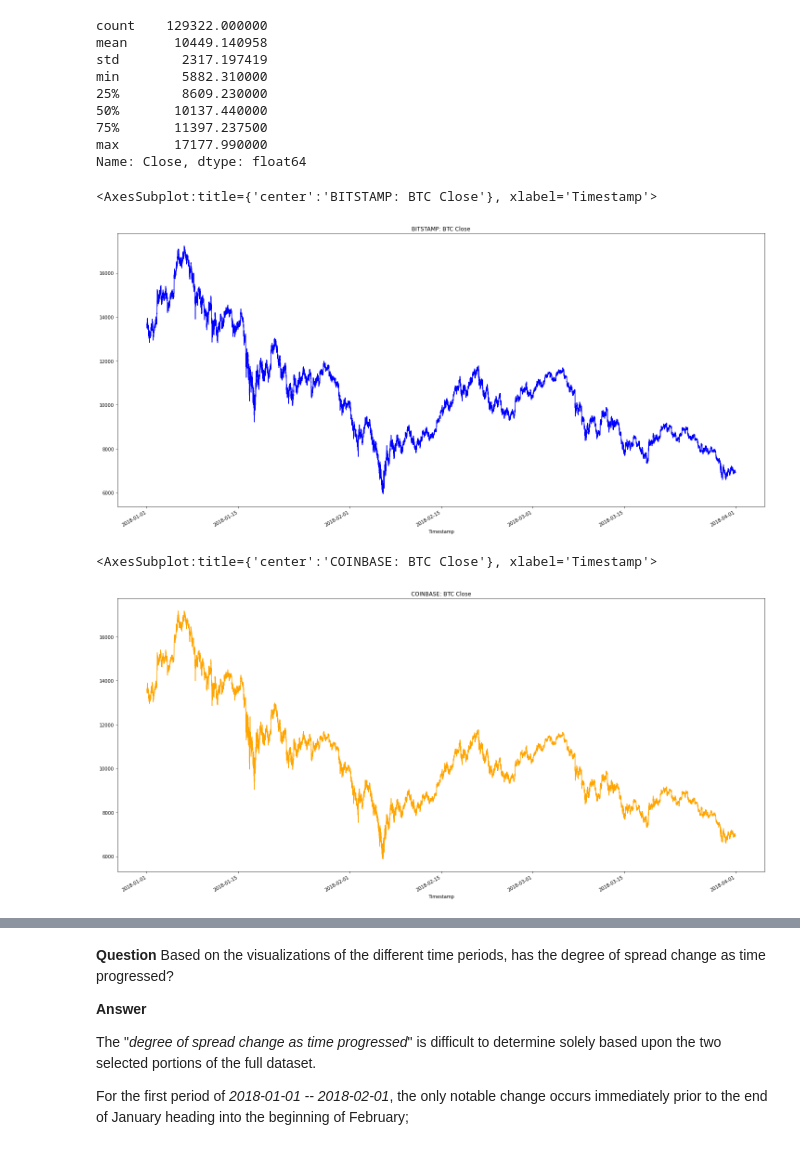
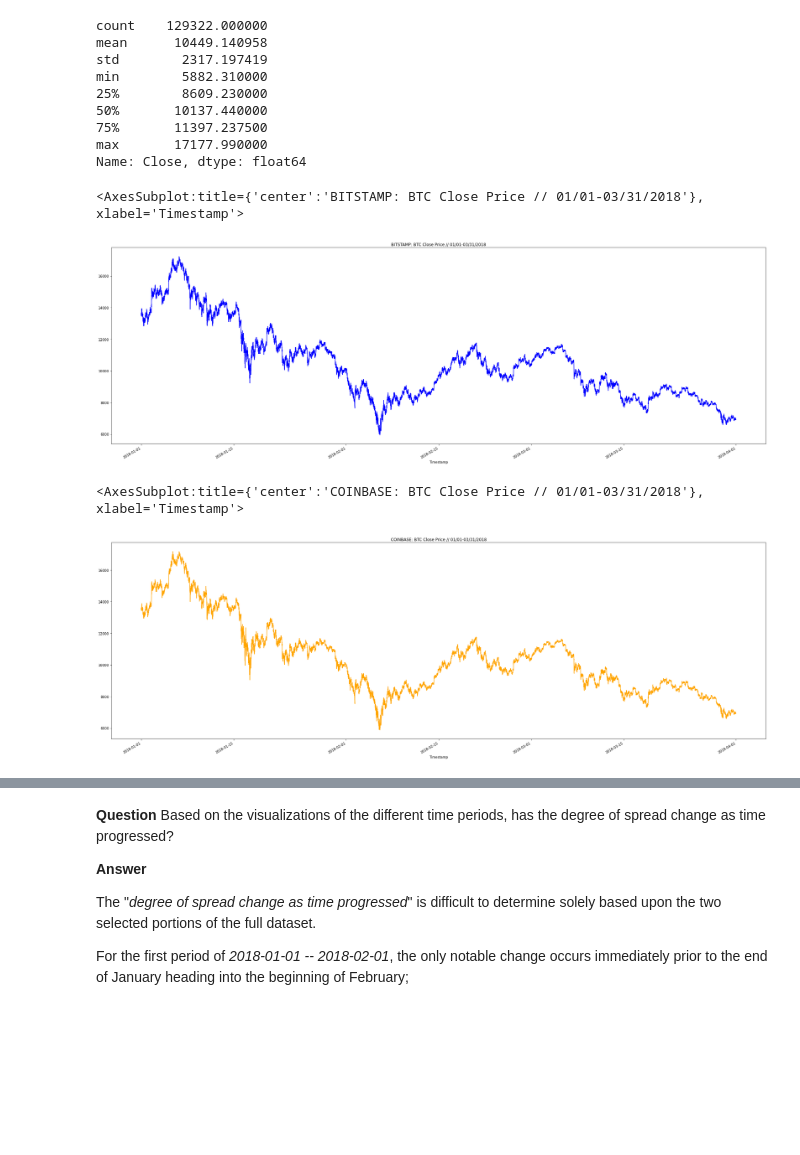
Before and after one commit to ForrestSurles/Bitcoin_Exchange_Arbitrage_Analysis, a Jupyter notebook: crypto_arbitrage.ipynb, the cells around one changed output, grey strips where cells are left out. Cells and saved outputs as stored; diff of their text form; code cells hidden in the pictures; blank space fills up the shorter version.

```diff
--- a/crypto_arbitrage.ipynb
+++ b/crypto_arbitrage.ipynb
@@ -279,17 +284,17 @@ Name: Close, dtype: float64
 # %%
 # Create a line plot for the bitstamp DataFrame for the full length of time in the dataset
 # Be sure that the figure size, title, and color are tailored to each visualization
-bitstamp_sliced.plot(figsize=(25,12),title='BITSTAMP: BTC Close',color='blue')
+bitstamp_sliced.plot(figsize=(35,12),title='BITSTAMP: BTC Close Price // 01/01-03/31/2018',color='blue')
 # %% [output]
-<AxesSubplot:title={'center':'BITSTAMP: BTC Close'}, xlabel='Timestamp'>
+<AxesSubplot:title={'center':'BITSTAMP: BTC Close Price // 01/01-03/31/2018'}, xlabel='Timestamp'>
-[figure, old version]
+[figure, new version]
 # %%
 # Create a line plot for the coinbase DataFrame for the full length of time in the dataset
 # Be sure that the figure size, title, and color are tailored to each visualization
-coinbase_sliced.plot(figsize=(25,12),title='COINBASE: BTC Close',color='orange')
+coinbase_sliced.plot(figsize=(35,12),title='COINBASE: BTC Close Price // 01/01-03/31/2018',color='orange')
 # %% [output]
-<AxesSubplot:title={'center':'COINBASE: BTC Close'}, xlabel='Timestamp'>
+<AxesSubplot:title={'center':'COINBASE: BTC Close Price // 01/01-03/31/2018'}, xlabel='Timestamp'>
-[figure, old version]
+[figure, new version]
 # %%
 # Overlay the visualizations for the bitstamp and coinbase DataFrames in one plot
 # The plot should visualize the prices over the full lenth of the dataset
```
Also changed, not shown: parts of 25 cells of this notebook.
